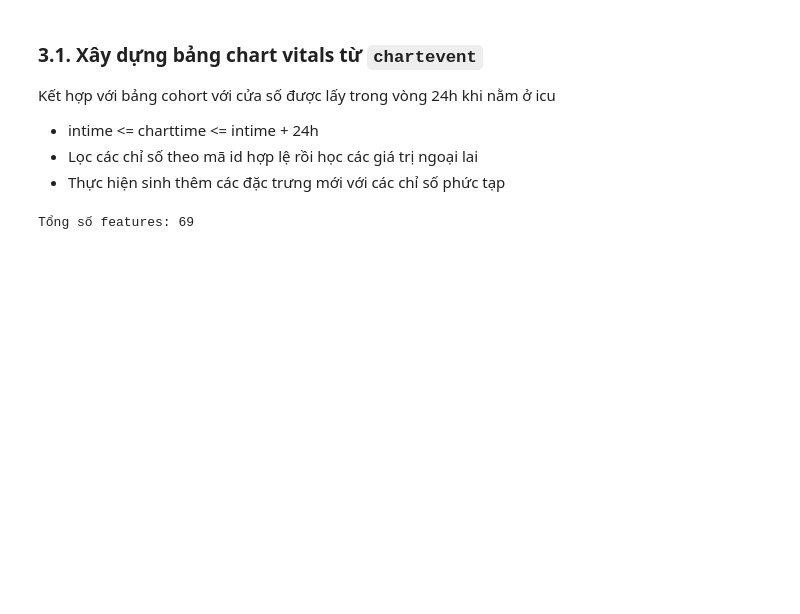
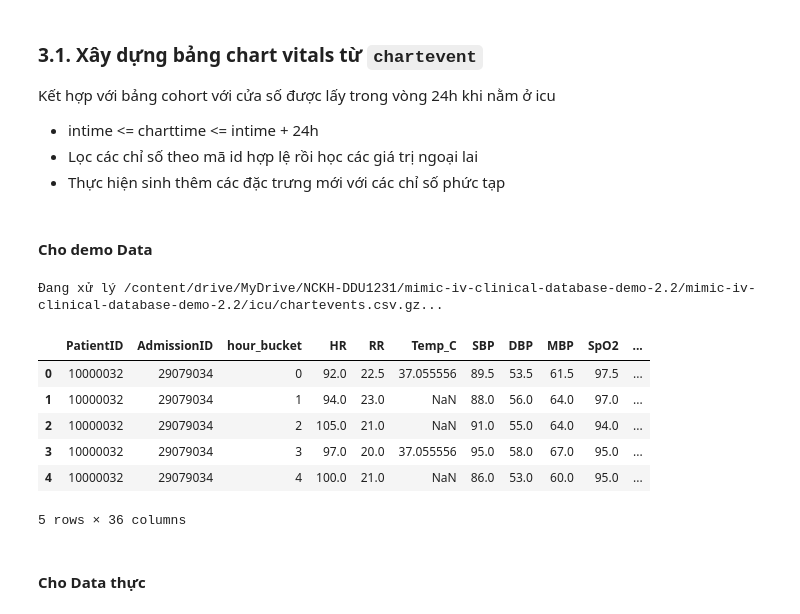
Before and after one commit to TienNguyen0712/hybrid-llm-tabular-pipeline-for-icu-mortality-prediction, a Jupyter notebook: notebooks/predict_mortality_using_mimic_iv_baseline_2.ipynb, the cells around one changed output. Saved outputs shown, nothing was run; the diff lists cells and outputs as text; code cells hidden in the pictures; blank space fills up the shorter version.

```diff
--- a/notebooks/predict_mortality_using_mimic_iv_baseline_2.ipynb
+++ b/notebooks/predict_mortality_using_mimic_iv_baseline_2.ipynb
@@ -60,6 +63,9 @@ def load(folder, name):
         return pd.DataFrame()
 # %%
 DATA_DIR = "/content/drive/MyDrive/NCKH-DDU1231/mimic-iv-clinical-database-demo-2.2/mimic-iv-clinical-database-demo-2.2"  # Google Colab
+HOURS = 48
+TEST_SIZE = 0.2
+VAL_SIZE = 0.1
 
 import os
 def load(folder, name):
@@ -197,49 +249,0 @@ Kết hợp với bảng cohort với cửa số được lấy trong vòng 24h
-# %%
-# Mapping & Lists
-CHART_ITEM2VAR = {
-    220045: "HR", 220210: "RR", 224690: "RR", 224422: "RR",
-    223761: "Temp_F", 223762: "Temp_C", 220179: "SBP", 220050: "SBP",
-    220180: "DBP", 220051: "DBP", 220052: "MBP", 220181: "MBP", 220277: "SpO2",
-    220739: "GCS_eye", 223901: "GCS_motor", 223900: "GCS_verbal",
-    220546: "WBC", 220545: "HCT", 227457: "PLT", 220274: "pH", 223835: "FiO2",
-    220224: "PaO2", 220235: "PaCO2", 227443: "HCO3", 227445: "CKMB", 227446: "BNP",
-    220587: "AST", 220644: "ALT", 225690: "Bili_total", 225651: "Bili_direct",
-    225636: "DDimer", 225624: "BUN", 220615: "Creatinine_raw", 227463: "Cortisol",
-    220645: "Na", 227442: "K", 220602: "Cl", 220635: "Mg", 220621: "Glucose",
-    226707: "Height_in", 226730: "Height_cm", 226512: "Weight_kg", 226531: "Weight_lbs",
-}
-
-GCS_EYE_MAP = {"None": 0, "1 No Response": 1, "2 To pain": 2, "To Pain": 2, "3 To speech": 3, "To Speech": 3, "4 Spontaneously": 4, "Spontaneously": 4}
-GCS_MOTOR_MAP = {"1 No Response": 1, "No response": 1, "2 Abnorm extensn": 2, "Abnormal extension": 2, "3 Abnorm flexion": 3, "Abnormal Flexion": 3, "4 Flex-withdraws": 4, "Flex-withdraws": 4, "5 Localizes Pain": 5, "Localizes Pain": 5, "6 Obeys Commands": 6, "Obeys Commands": 6}
-GCS_VERBAL_MAP = {"No Response-ETT": 1, "No Response": 1, "1 No Response": 1, "1.0 ET/Trach": 1, "2 Incomp sounds": 2, "Incomprehensible sounds": 2, "3 Inapprop words": 3, "Inappropriate Words": 3, "4 Confused": 4, "Confused": 4, "5 Oriented": 5, "Oriented": 5}
-
-LAB_ITEM2VAR = {
-    51301: "WBC_lab", 51221: "HCT_lab", 51265: "PLT_lab", 50820: "pH_lab", 50821: "PaO2_lab", 50818: "PaCO2_lab",
-    50882: "HCO3_lab", 50911: "CKMB_lab", 50963: "BNP_lab", 50878: "AST_lab", 50861: "ALT_lab", 50862: "Albumin_lab",
-    50885: "Bili_total_lab", 50883: "Bili_direct_lab", 50884: "Bili_indirect_lab", 51274: "PT_lab", 51275: "PTT_lab",
-    50915: "DDimer_lab", 51006: "BUN_lab", 50912: "Creatinine_lab", 50983: "Na_lab", 50971: "K_lab", 50902: "Cl_lab",
-    50893: "Ca_lab", 50960: "Mg_lab", 50993: "TSH_lab", 51001: "FT3_lab", 50995: "FT4_lab", 50889: "CRP_lab", 50813: "Lactate_lab",
-}
-
-VASOPRESSOR_ITEMS = {221289: "Epinephrine", 221906: "Norepinephrine", 221653: "Dobutamine", 221662: "Dopamine"}
-URINE_ITEMS = [226559, 226560, 226561, 226563, 226564, 226565, 226567, 226631, 226632, 227489]
-CRRT_ITEM = 225802
-
-CHART_FEATURES = ["HR", "RR", "Temp_C", "SBP", "DBP", "MBP", "SpO2", "GCS_total", "WBC", "HCT", "PLT", "pH", "FiO2", "PaO2", "PaCO2", "HCO3", "CKMB", "BNP", "AST", "ALT", "Bili_total", "Bili_direct", "DDimer", "BUN", "Creatinine", "Cortisol", "Na", "K", "Cl", "Mg", "Glucose", "Height", "Weight"]
-LAB_FEATURES = ["WBC_lab", "HCT_lab", "PLT_lab", "pH_lab", "PaO2_lab", "PaCO2_lab", "HCO3_lab", "CKMB_lab", "BNP_lab", "AST_lab", "ALT_lab", "Albumin_lab", "Bili_total_lab", "Bili_direct_lab", "Bili_indirect_lab", "PT_lab", "PTT_lab", "DDimer_lab", "BUN_lab", "Creatinine_lab", "Na_lab", "K_lab", "Cl_lab", "Ca_lab", "Mg_lab", "TSH_lab", "FT3_lab", "FT4_lab", "CRP_lab", "Lactate_lab"]
-TREATMENT_FEATURES = ["Epinephrine_used", "Norepinephrine_used", "Dobutamine_used", "Dopamine_used", "Urine_output_mL", "CRRT_active"]
-ALL_FEATURES = CHART_FEATURES + LAB_FEATURES + TREATMENT_FEATURES
-
-VALID_RANGE = {
-    "HR": (10, 300), "RR": (2, 80), "Temp_C": (25, 45), "Temp_F": (77, 113), "SBP": (30, 300), "DBP": (10, 200), "MBP": (20, 250), "SpO2": (50, 100),
-    "GCS_total": (3, 15), "WBC": (0.1, 500), "HCT": (5, 70), "PLT": (1, 3000), "pH": (6.5, 8.5), "FiO2": (0.1, 1.05), "PaO2": (10, 700), "PaCO2": (10, 200),
-    "HCO3": (5, 60), "CKMB": (0, 10000), "BNP": (1, 50000), "AST": (1, 50000), "ALT": (1, 50000), "Bili_total": (0.1, 100), "Bili_direct": (0.1, 100),
-    "DDimer": (0.1, 100000), "BUN": (1, 500), "Creatinine": (0.1, 50), "Cortisol": (0.1, 200), "Na": (100, 180), "K": (1, 10), "Cl": (70, 150),
-    "Mg": (0.5, 10), "Glucose": (10, 2000), "Height": (50, 250), "Weight": (10, 400), "WBC_lab": (0.1, 500), "HCT_lab": (5, 70), "PLT_lab": (1, 3000),
-    "pH_lab": (6.5, 8.5), "PaO2_lab": (10, 700), "PaCO2_lab": (10, 200), "HCO3_lab": (5, 60), "Creatinine_lab": (0.1, 50), "BUN_lab": (1, 500),
-    "Albumin_lab": (0.5, 8), "Lactate_lab": (0.1, 30), "CRP_lab": (0, 500), "Ca_lab": (3, 20), "Na_lab": (100, 180), "K_lab": (1, 10), "Cl_lab": (70, 150), "Mg_lab": (0.5, 10),
-}
-
-print(f"Tổng số features: {len(ALL_FEATURES)}")
-# %% [output]
-Tổng số features: 69
@@ -251,0 +250,2 @@ def process_chartevents(df: pd.DataFrame, cohort: pd.DataFrame) -> pd.DataFrame:
+# %% [markdown]
+#### **Cho demo Data**
@@ -251,0 +343,15 @@ def process_chartevents(df: pd.DataFrame, cohort: pd.DataFrame) -> pd.DataFrame:
+# %%
+file_path = os.path.join(DATA_DIR, "icu", "chartevents.csv.gz")
+chart = process_single_table(file_path, cohort, CHART_ITEM2VAR, CHART_FEATURES, HOURS, VALID_RANGE)
+chart.head()
+# %% [output]
+Đang xử lý /content/drive/MyDrive/NCKH-DDU1231/mimic-iv-clinical-database-demo-2.2/mimic-iv-clinical-database-demo-2.2/icu/chartevents.csv.gz...
+|  | PatientID | AdmissionID | hour_bucket | HR | RR | Temp_C | SBP | DBP | MBP | SpO2 | ... |
+| 0 | 10000032 | 29079034 | 0 | 92.0 | 22.5 | 37.055556 | 89.5 | 53.5 | 61.5 | 97.5 | ... |
+| 1 | 10000032 | 29079034 | 1 | 94.0 | 23.0 | NaN | 88.0 | 56.0 | 64.0 | 97.0 | ... |
+| 2 | 10000032 | 29079034 | 2 | 105.0 | 21.0 | NaN | 91.0 | 55.0 | 64.0 | 94.0 | ... |
+| 3 | 10000032 | 29079034 | 3 | 97.0 | 20.0 | 37.055556 | 95.0 | 58.0 | 67.0 | 95.0 | ... |
+| 4 | 10000032 | 29079034 | 4 | 100.0 | 21.0 | NaN | 86.0 | 53.0 | 60.0 | 95.0 | ... |
+5 rows × 36 columns
+# %% [markdown]
+#### **Cho Data thực**
```
Also changed, not shown: parts of 32 cells of this notebook.
